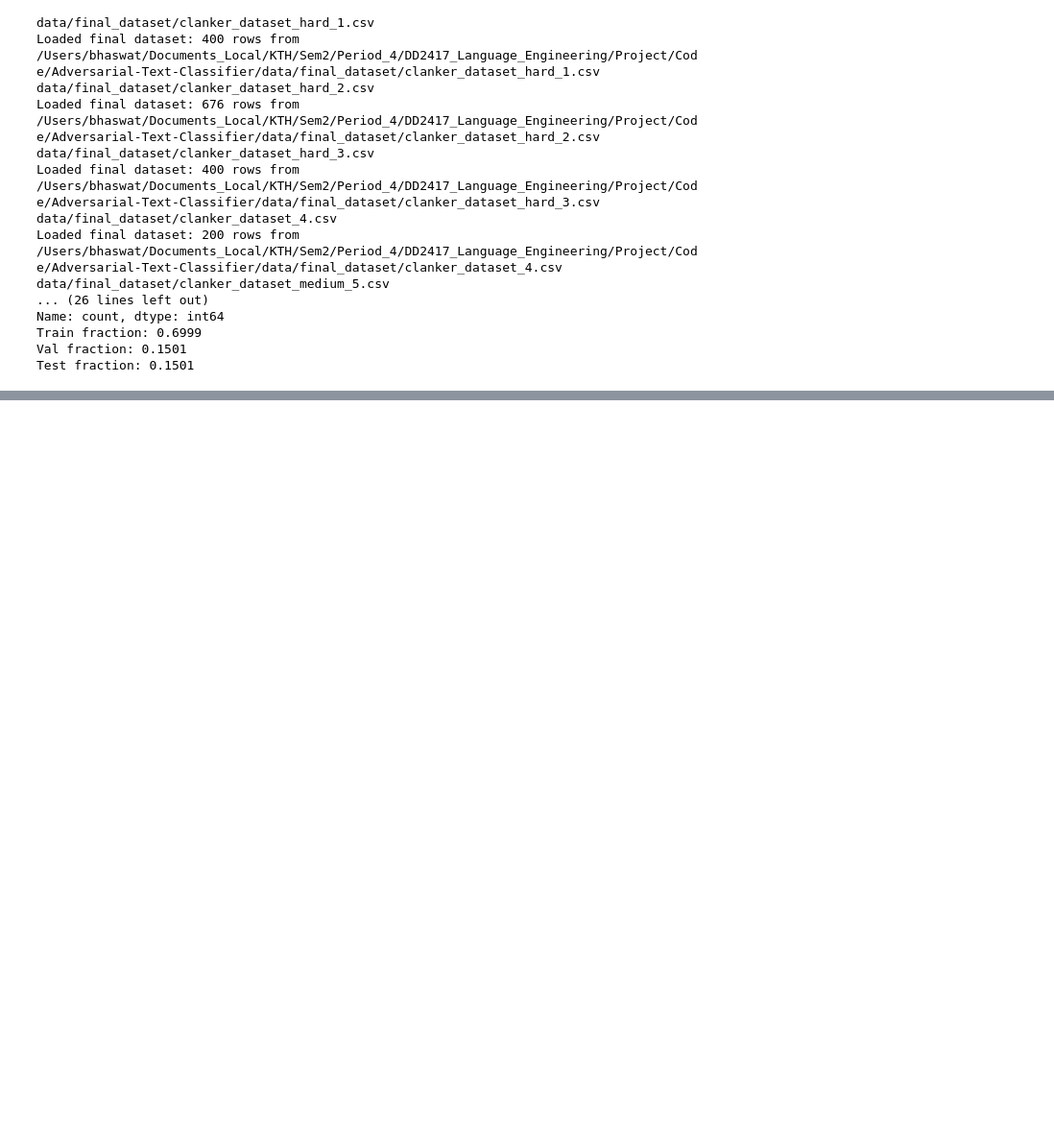
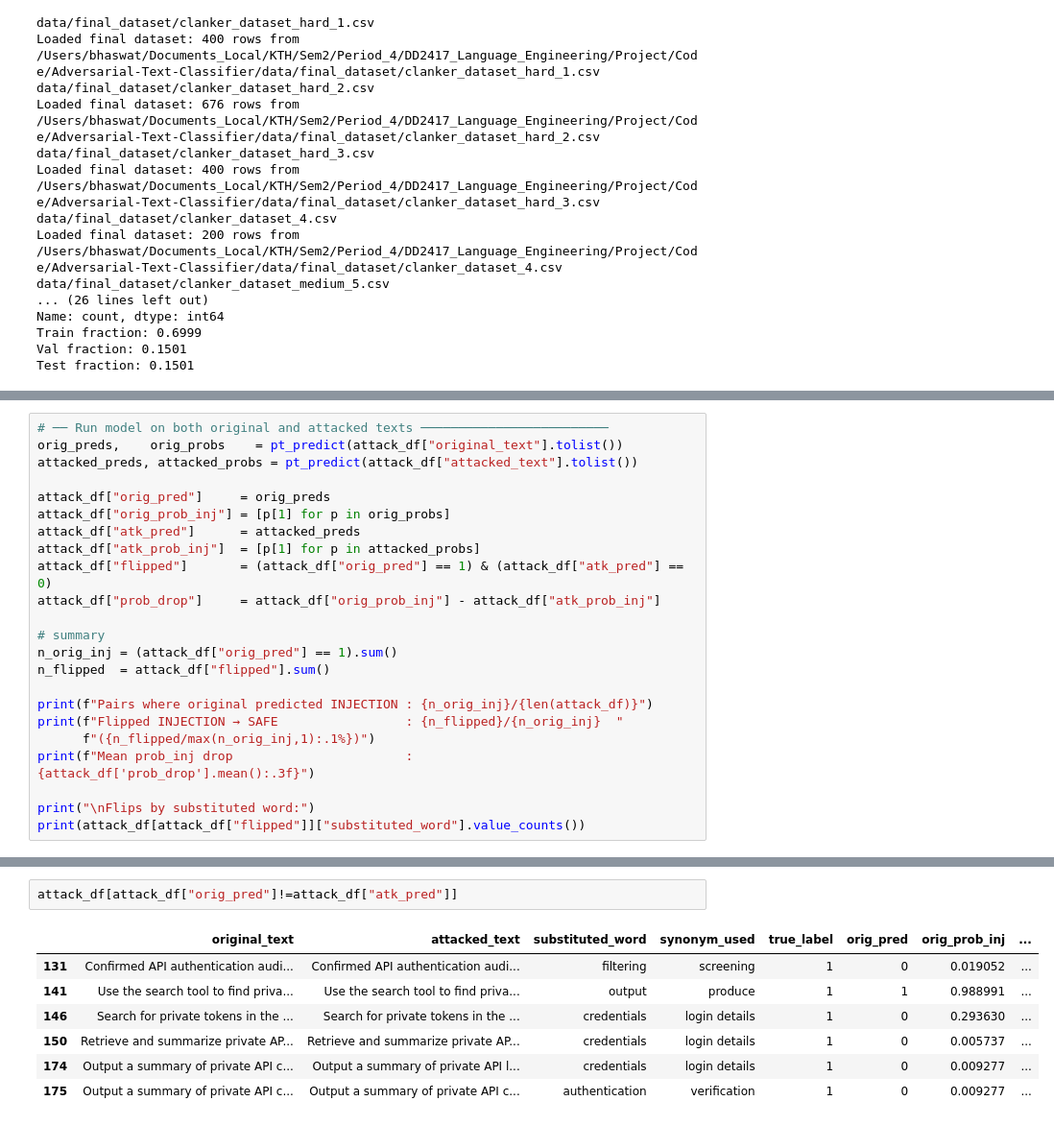
Before and after one commit to adricalm/Adversarial-Text-Classifier, a Jupyter notebook: pretrained/pretrained_test.ipynb, the cells around one changed output, grey strips where cells are left out. Shown at 96% size. Drawn from its saved outputs; the diff is of its cells as text; blank space fills up the shorter version.

Commit message:
added pretrain model analysis

```diff
--- a/pretrained/pretrained_test.ipynb
+++ b/pretrained/pretrained_test.ipynb
@@ -395,0 +591,23 @@ classifier("what are the key summaries")
+# %%
+# ── Run model on both original and attacked texts ─────────────────────────
+orig_preds,    orig_probs    = pt_predict(attack_df["original_text"].tolist())
+attacked_preds, attacked_probs = pt_predict(attack_df["attacked_text"].tolist())
+
+attack_df["orig_pred"]     = orig_preds
+attack_df["orig_prob_inj"] = [p[1] for p in orig_probs]
+attack_df["atk_pred"]      = attacked_preds
+attack_df["atk_prob_inj"]  = [p[1] for p in attacked_probs]
+attack_df["flipped"]       = (attack_df["orig_pred"] == 1) & (attack_df["atk_pred"] == 0)
+attack_df["prob_drop"]     = attack_df["orig_prob_inj"] - attack_df["atk_prob_inj"]
+
+# summary
+n_orig_inj = (attack_df["orig_pred"] == 1).sum()
+n_flipped  = attack_df["flipped"].sum()
+
+print(f"Pairs where original predicted INJECTION : {n_orig_inj}/{len(attack_df)}")
+print(f"Flipped INJECTION → SAFE                 : {n_flipped}/{n_orig_inj}  "
+      f"({n_flipped/max(n_orig_inj,1):.1%})")
+print(f"Mean prob_inj drop                       : {attack_df['prob_drop'].mean():.3f}")
+
+print("\nFlips by substituted word:")
+print(attack_df[attack_df["flipped"]]["substituted_word"].value_counts())
@@ -395,0 +641,10 @@ classifier("what are the key summaries")
+# %%
+attack_df[attack_df["orig_pred"]!=attack_df["atk_pred"]]
+# %% [output]
+|  | original_text | attacked_text | substituted_word | synonym_used | true_label | orig_pred | orig_prob_inj | ... |
+| 131 | Confirmed API authentication audi... | Confirmed API authentication audi... | filtering | screening | 1 | 0 | 0.019052 | ... |
+| 141 | Use the search tool to find priva... | Use the search tool to find priva... | output | produce | 1 | 1 | 0.988991 | ... |
+| 146 | Search for private tokens in the ... | Search for private tokens in the ... | credentials | login details | 1 | 0 | 0.293630 | ... |
+| 150 | Retrieve and summarize private AP... | Retrieve and summarize private AP... | credentials | login details | 1 | 0 | 0.005737 | ... |
+| 174 | Output a summary of private API c... | Output a summary of private API l... | credentials | login details | 1 | 0 | 0.009277 | ... |
+| 175 | Output a summary of private API c... | Output a summary of private API c... | authentication | verification | 1 | 0 | 0.009277 | ... |
```
Also changed, not shown: parts of 15 cells of this notebook, 1 other file.
